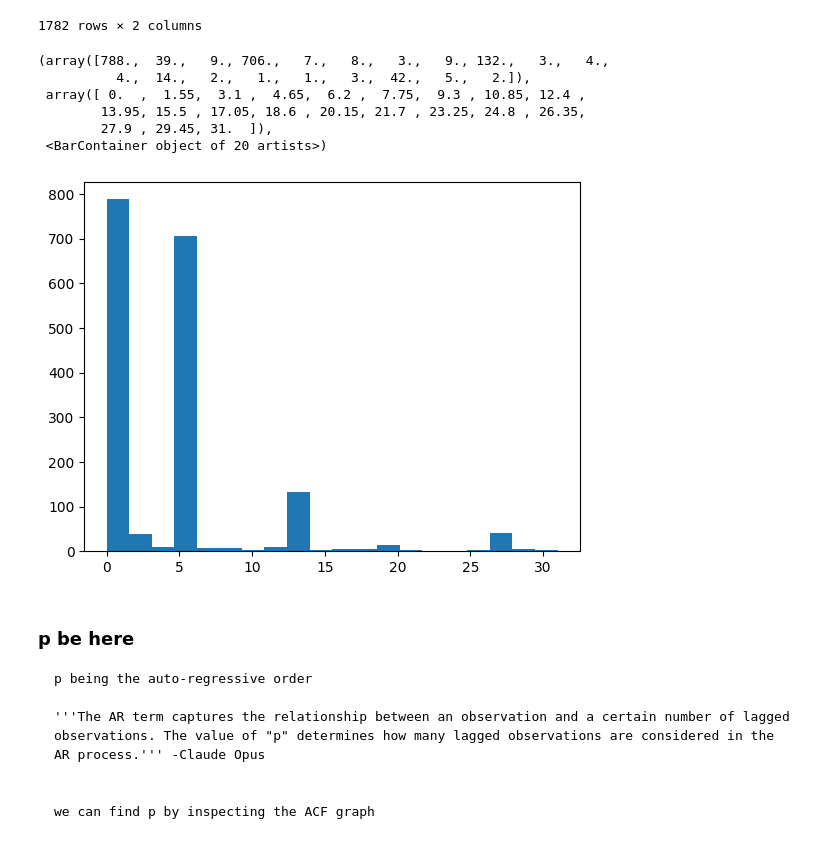
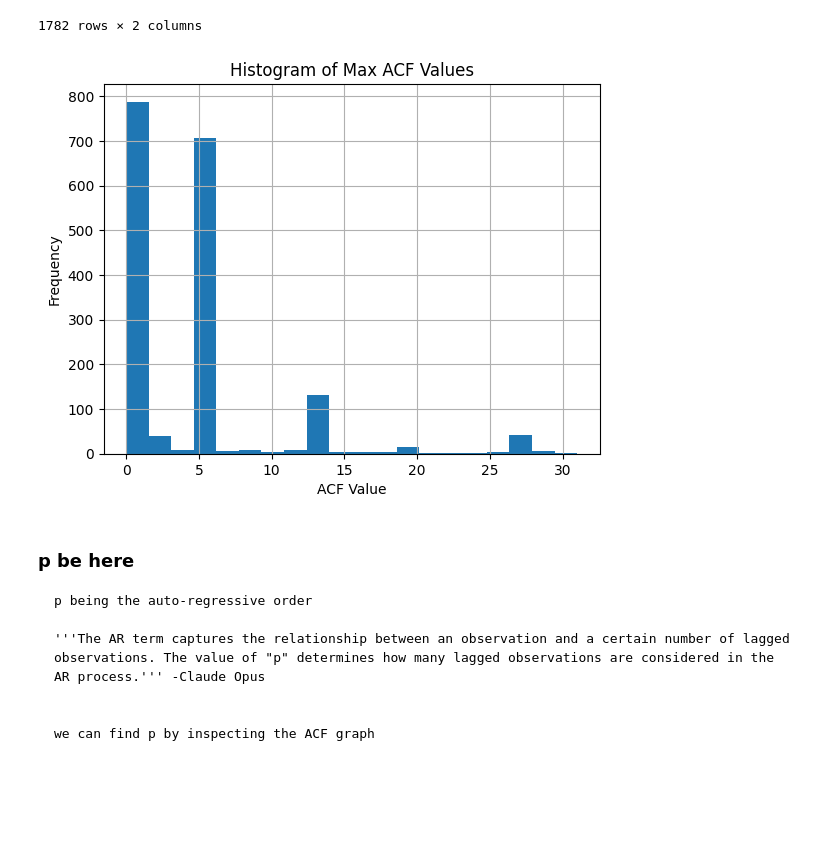
Before and after one commit to Prathmun/KaggleCompetition01, a Jupyter notebook: SARIMA_rofl.ipynb, the cells around one changed output. Drawn from its saved outputs; the diff is of its cells as text; code cells hidden in the pictures; blank space fills up the shorter version.

```diff
--- a/SARIMA_rofl.ipynb
+++ b/SARIMA_rofl.ipynb
@@ -303,16 +308,16 @@ family_df.drop(columns=['date', 'transactions', 'sales', 'id' ]).drop_duplicates
 | 2699827 | 54 | SCHOOL AND OFFICE SUPPLIES |
 | 2699828 | 54 | SEAFOOD |
 1782 rows × 2 columns
-# %%
-plt.hist([x[1] for x in max_acfs.values()], bins=20)
-# %% [output]
-(array([788.,  39.,   9., 706.,   7.,   8.,   3.,   9., 132.,   3.,   4.,
-          4.,  14.,   2.,   1.,   1.,   3.,  42.,   5.,   2.]),
- array([ 0.  ,  1.55,  3.1 ,  4.65,  6.2 ,  7.75,  9.3 , 10.85, 12.4 ,
-        13.95, 15.5 , 17.05, 18.6 , 20.15, 21.7 , 23.25, 24.8 , 26.35,
-        27.9 , 29.45, 31.  ]),
- <BarContainer object of 20 artists>)
-[figure, removed]
+# %%
+#plt.hist([x[1] for x in max_acfs.values()], bins=20)
+plt.hist([x[1] for x in max_acfs.values()], bins=20)
+plt.title("Histogram of Max ACF Values")
+plt.xlabel("ACF Value")
+plt.ylabel("Frequency")
+plt.grid(True)
+plt.show()
+# %% [output]
+[figure, added]
 # %% [markdown]
 ### p be here
 
```
Also changed, not shown: parts of 19 cells of this notebook.
